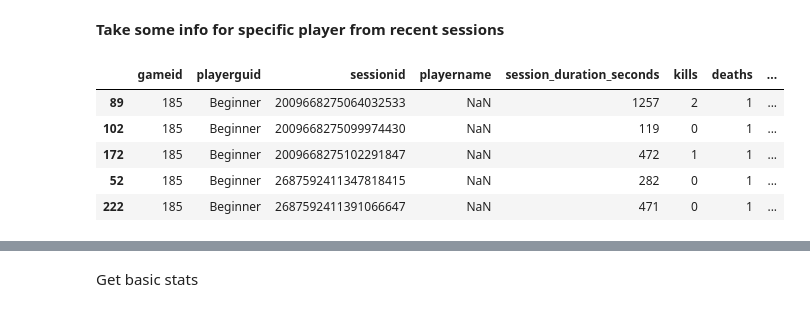
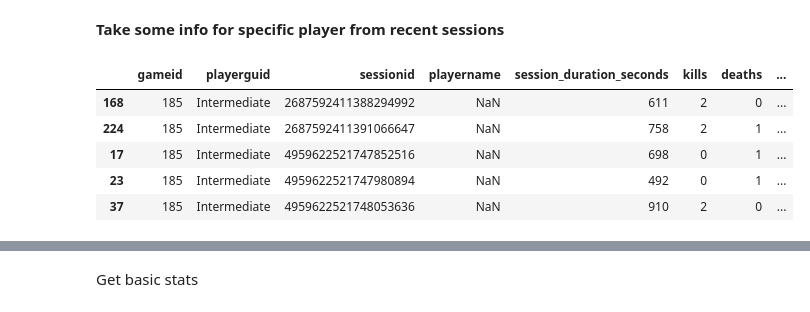
Before and after one commit to ChilledCitizen/reCoach, a Jupyter notebook: game_coach.ipynb, the cells around one changed output, grey strips where cells are left out. Saved outputs shown, nothing was run; the diff lists cells and outputs as text; code cells hidden in the pictures.

```diff
--- a/game_coach.ipynb
+++ b/game_coach.ipynb
@@ -84,10 +103,10 @@ def get_graphs(player_name, step):
 # %%
 filenames = [
-    "game_frame.csv",
-    "game_session.csv",
-    "player_session.csv",
-    "player_state.csv",
-    "weapon_desc.csv"
+    "../game_frame.csv",
+    "../game_session.csv",
+    "../player_session.csv",
+    "../player_state.csv",
+    "../weapon_desc.csv"
 ]
 game_frame = pd.read_csv(filenames[0])
 game_session = pd.read_csv(filenames[1])
@@ -137,24 +156,24 @@ weapon_desc.head(5)
 **Take some info for specific player from recent sessions**
 # %%
 # Choose player name
-player_name = "Beginner"
-#player_name = "Intermediate"
+#player_name = "Beginner"
+player_name = "Intermediate"
 #sessions_nr = 10
 # Take rows from tables which are specific to this player
 one_player_session = player_session[player_session["playerguid"] == player_name]
 one_player_state = player_state[player_state["playerguid"] == player_name]
 # Sort by session order
 one_player_session = one_player_session.sort_values("sessionid")
 one_player_state = one_player_state.sort_values(["sessionid", "framenumber"])
 
 one_player_session.head(5)
 # %% [output]
 |  | gameid | playerguid | sessionid | playername | session_duration_seconds | kills | deaths | ... |
-| 89 | 185 | Beginner | 2009668275064032533 | NaN | 1257 | 2 | 1 | ... |
-| 102 | 185 | Beginner | 2009668275099974430 | NaN | 119 | 0 | 1 | ... |
-| 172 | 185 | Beginner | 2009668275102291847 | NaN | 472 | 1 | 1 | ... |
-| 52 | 185 | Beginner | 2687592411347818415 | NaN | 282 | 0 | 1 | ... |
-| 222 | 185 | Beginner | 2687592411391066647 | NaN | 471 | 0 | 1 | ... |
+| 168 | 185 | Intermediate | 2687592411388294992 | NaN | 611 | 2 | 0 | ... |
+| 224 | 185 | Intermediate | 2687592411391066647 | NaN | 758 | 2 | 1 | ... |
+| 17 | 185 | Intermediate | 4959622521747852516 | NaN | 698 | 0 | 1 | ... |
+| 23 | 185 | Intermediate | 4959622521747980894 | NaN | 492 | 0 | 1 | ... |
+| 37 | 185 | Intermediate | 4959622521748053636 | NaN | 910 | 2 | 0 | ... |
 # %%
 one_player_state.head(5)
 # %% [output]
```
Also changed, not shown: parts of 21 cells of this notebook, 1 other file.
